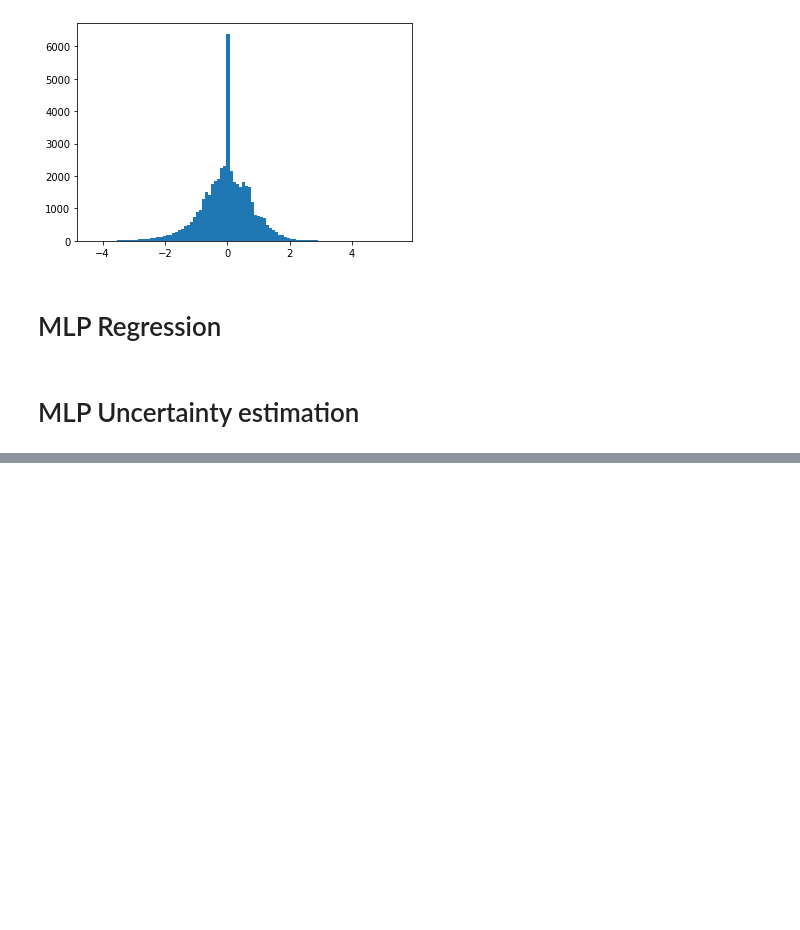
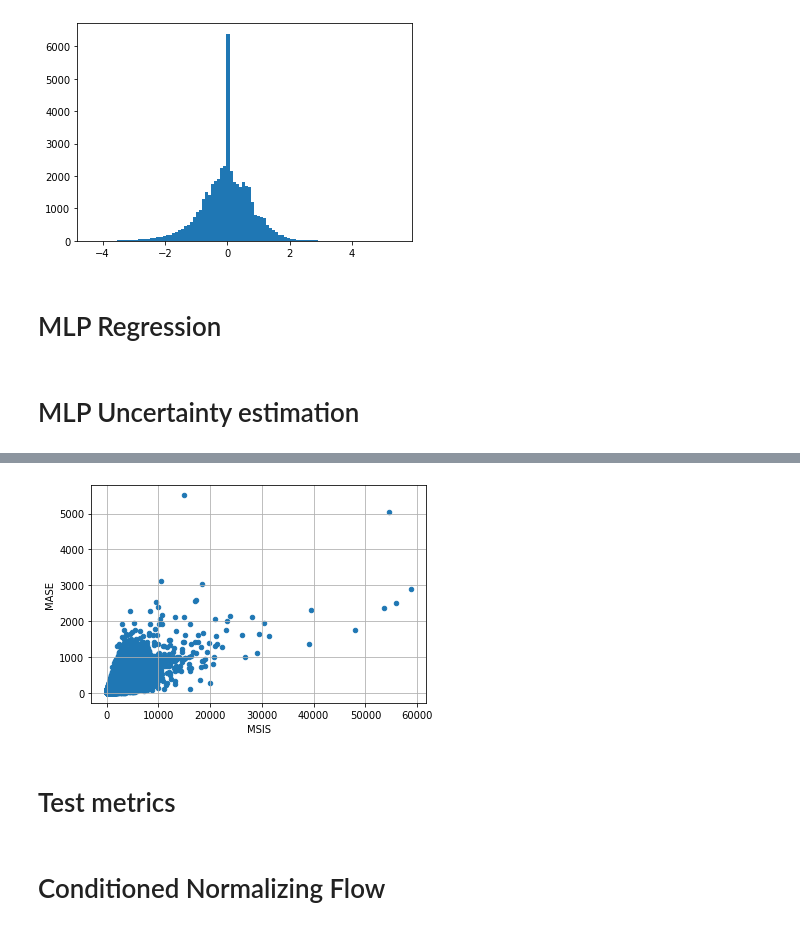
Before and after one commit to yagudinamir/probabilistic-time-series, a Jupyter notebook: notebooks/pytorch-ts-baseline.ipynb, the cells around one changed output, grey strips where cells are left out. Drawn from its saved outputs; the diff is of its cells as text; code cells hidden in the pictures; blank space fills up the shorter version.

Commit message:
Return dataset & feedforward model eval & tempflow draft

```diff
--- a/notebooks/pytorch-ts-baseline.ipynb
+++ b/notebooks/pytorch-ts-baseline.ipynb
@@ -153,0 +256,4 @@ AttributeError: 'SimpleFeedForwardTrainingNetwork' object has no attribute 'disr
+# %%
+train_ds_rolled = get_rolled_dataset(train_ds,
+                                     context_length=dataset_metadata['features_history'],
+                                     prediction_length=dataset_metadata['prediction_length'] + 1)
@@ -153,0 +270,9 @@ AttributeError: 'SimpleFeedForwardTrainingNetwork' object has no attribute 'disr
+# %%
+forecast_it, ts_it = make_evaluation_predictions(
+    dataset=train_ds_rolled,  # test dataset
+    predictor=predictor,  # predictor
+    num_samples=10,  # number of sample paths we want for evaluation
+)
+# %%
+forecasts = list(forecast_it)
+tss = list(ts_it)
@@ -153,0 +283,6 @@ AttributeError: 'SimpleFeedForwardTrainingNetwork' object has no attribute 'disr
+# %%
+# actually we can easily calculate it by hand
+evaluator = Evaluator(quantiles=[0.1, 0.5, 0.9])
+agg_metrics, item_metrics = evaluator(iter(tss),
+                                      iter(forecasts),
+                                      num_series=len(train_ds_rolled))
@@ -153,0 +326,10 @@ AttributeError: 'SimpleFeedForwardTrainingNetwork' object has no attribute 'disr
+# %%
+item_metrics.plot(x='MSIS', y='MASE', kind='scatter')
+plt.grid(which="both")
+plt.show()
+# %% [output]
+[figure, added]
+# %% [markdown]
+# Test metrics
+# %% [markdown]
+# Conditioned Normalizing Flow
```
Also changed, not shown: parts of 34 cells of this notebook, 42 other files.
